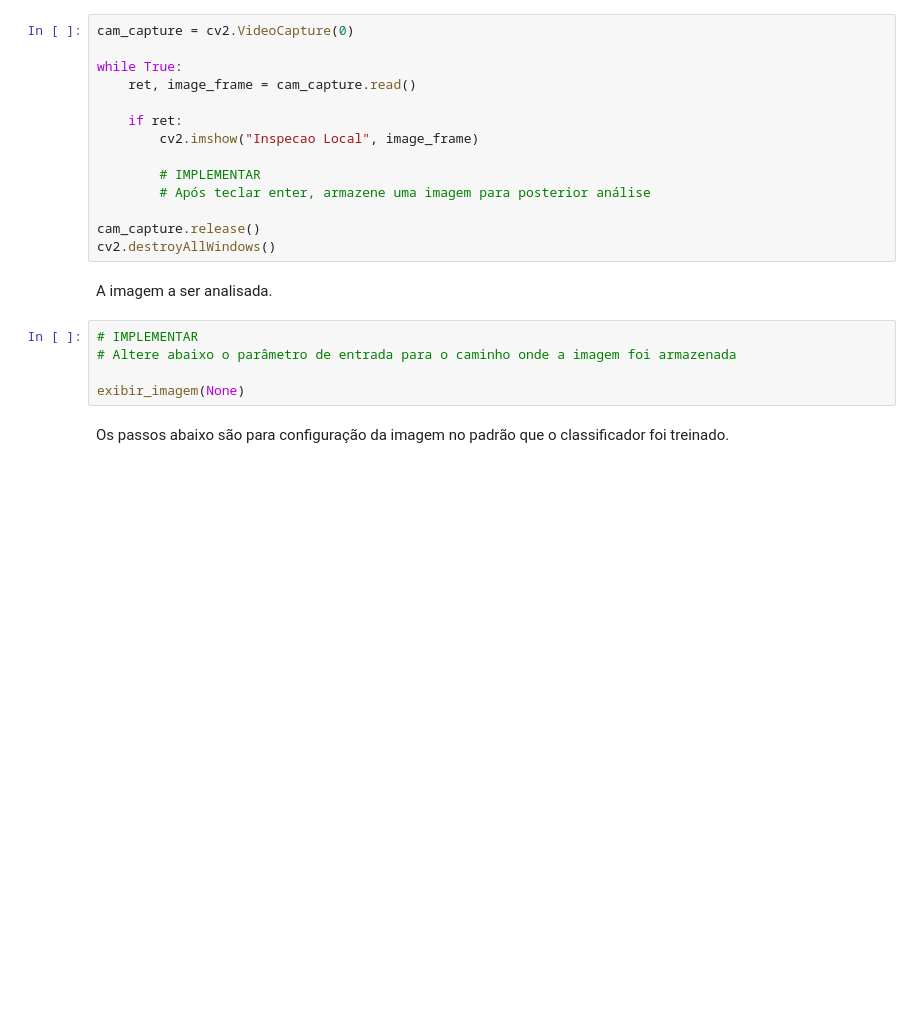
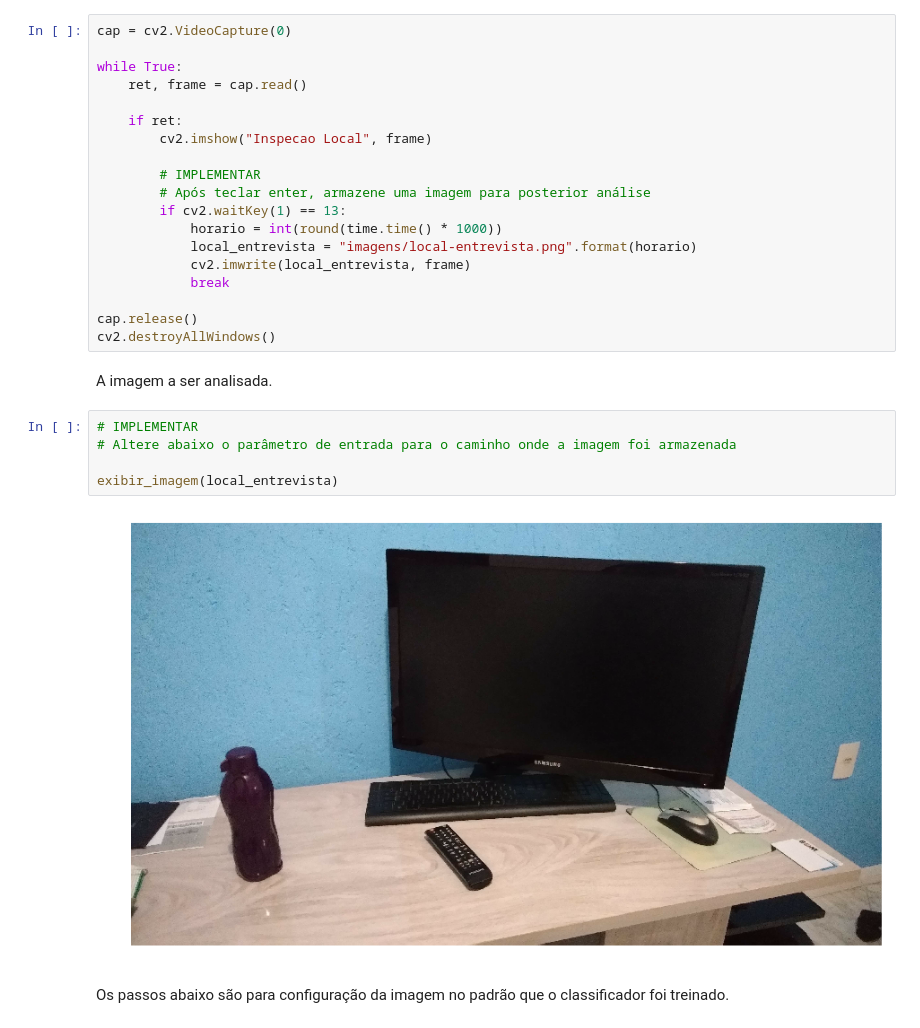
Before and after one commit to rogsilva/processamento-de-imagens, a Jupyter notebook: smart-hiring.ipynb, the cells around one changed output. Cells and saved outputs as stored; diff of their text form; blank space fills up the shorter version.

````diff
--- a/smart-hiring.ipynb
+++ b/smart-hiring.ipynb
@@ -667,26 +669,33 @@ iou_thresh = None
 # %% [markdown]
 Separe um imagem que será analisada pelo classificador, após teclar o _Enter_. Armazene no diretório ```imagens/local-entrevista.png```.
 # %%
-cam_capture = cv2.VideoCapture(0)
+cap = cv2.VideoCapture(0)
 
 while True:
-    ret, image_frame = cam_capture.read()
+    ret, frame = cap.read()
 
     if ret:
-        cv2.imshow("Inspecao Local", image_frame)
+        cv2.imshow("Inspecao Local", frame)
 
         # IMPLEMENTAR
         # Após teclar enter, armazene uma imagem para posterior análise
+        if cv2.waitKey(1) == 13:
+            horario = int(round(time.time() * 1000))
+            local_entrevista = "imagens/local-entrevista.png".format(horario)
+            cv2.imwrite(local_entrevista, frame)
+            break
 
-cam_capture.release()
+cap.release()
 cv2.destroyAllWindows()
 # %% [markdown]
 A imagem a ser analisada.
 # %%
 # IMPLEMENTAR
 # Altere abaixo o parâmetro de entrada para o caminho onde a imagem foi armazenada
 
-exibir_imagem(None)
+exibir_imagem(local_entrevista)
+# %% [output]
+[figure, added]
 # %% [markdown]
 Os passos abaixo são para configuração da imagem no padrão que o classificador foi treinado.
 # %%
````
Also changed, not shown: parts of 4 cells of this notebook, 1 other file.
